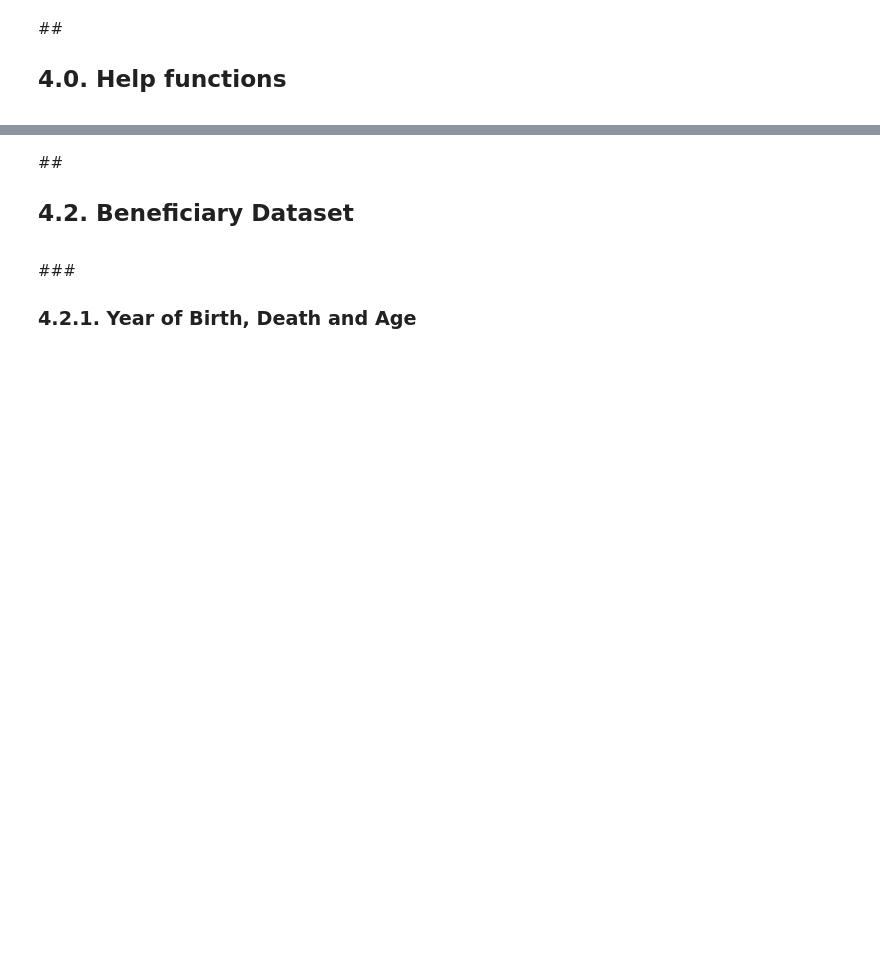
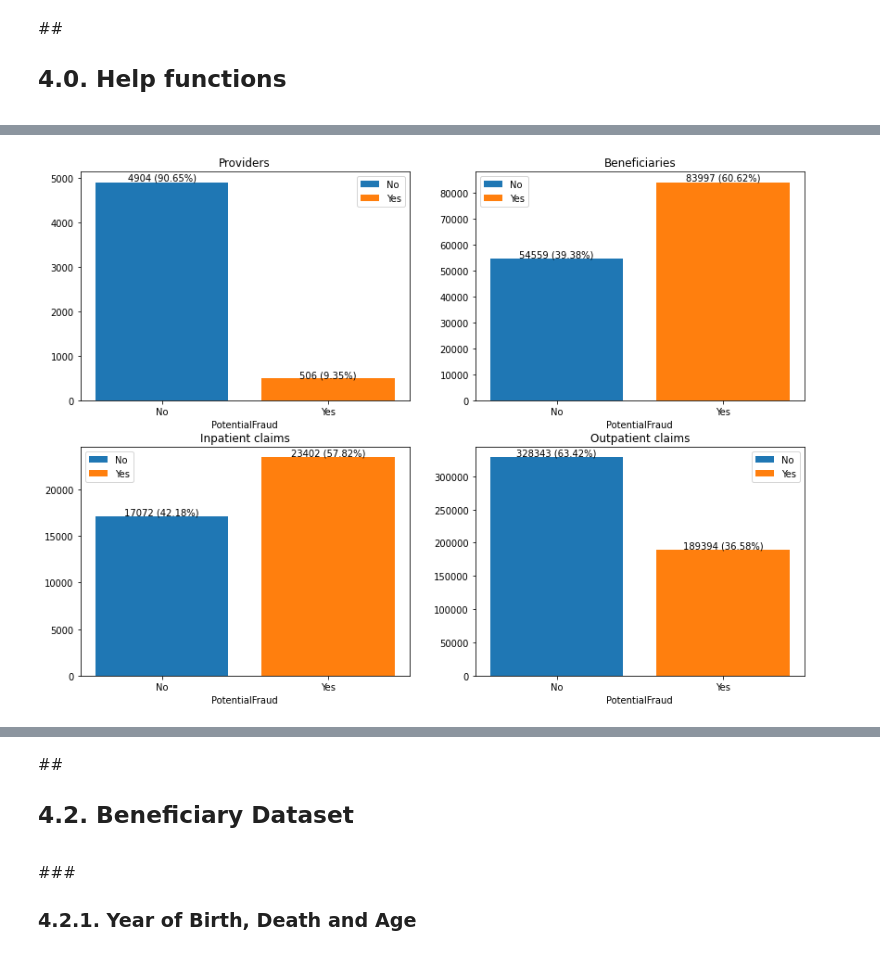
Before and after one commit to NaveenVuppula/Healthcare-Provider-Fraud-Detection-Analysis, a Jupyter notebook: Healthcare_Provider_Fraud_Detection_Analysis.ipynb, the cells around one changed output, grey strips where cells are left out. Cells and saved outputs as stored; diff of their text form; code cells hidden in the pictures; blank space fills up the shorter version.

```diff
--- a/Healthcare_Provider_Fraud_Detection_Analysis.ipynb
+++ b/Healthcare_Provider_Fraud_Detection_Analysis.ipynb
@@ -287,6 +845,7 @@ def count_values(df, col_name):
     per_list.append(round(per*100, 2))
 
   data['percentage'] = per_list
+  data = data.sort_values(by='value')
   return data
 # %%
 #Display bar plot from the value counts
@@ -347,0 +963,42 @@ def display_barplot(data, xlabel, title, showlegend=False, labels=None):
+# %%
+#Number of beneficiaries involved in atleast one fraud(Inpatient or Outpatient or both) vs beneficiaries who never involved in fraud
+fraud_beneid = list(set(df_train[df_train['PotentialFraud']=='Yes']['BeneID'].values))
+
+non_fraud_beneid = list(set(df_train[df_train['PotentialFraud']=='No']['BeneID'].values))
+non_fraud_beneid = list(set(non_fraud_beneid) - set(fraud_beneid))
+# %%
+df_beneficiaries_fraud_ind = pd.DataFrame()
+df_beneficiaries_fraud_ind['BeneID'] = fraud_beneid+non_fraud_beneid
+df_beneficiaries_fraud_ind['PotentialFraud'] = ['Yes']*len(fraud_beneid) + ['No']*len(non_fraud_beneid)
+# %%
+#Draw the distribution of number of Fradulent Providers, Beneficiaries, Inpatient and Outpatient claims
+plt.figure(figsize=(14,10))
+df_names = [df_train_providers, df_beneficiaries_fraud_ind, df_train_inpatient_claims, df_train_outpatient_claims]
+titles = ['Providers', 'Beneficiaries', 'Inpatient claims', 'Outpatient claims']
+
+for i in range(4):
+  plt.subplot(2, 2, i+1)
+  data = count_values(df_names[i], 'PotentialFraud')
+  graph = plt.bar(data['value'], data['count'], color=['tab:blue', 'tab:orange'])
+
+  #show counts and percentages
+  for j, p in enumerate(graph.patches):
+    width = p.get_width()
+    height = p.get_height()
+    x, y = p.get_xy()
+    text_value = str(data['count'].values[j]) + " (" + str(data['percentage'].values[j]) + "%)"
+
+    plt.text(x+width/2,
+                y+height*1.01,
+                text_value,
+                ha='center',
+                rotation=0)
+
+  p=graph.patches
+  plt.legend((p[0],p[1]),('No', 'Yes'))
+  plt.xlabel("PotentialFraud")
+  plt.title(titles[i])
+
+plt.show()
+# %% [output]
+[figure, added]
```
Also changed, not shown: parts of 254 cells of this notebook.
